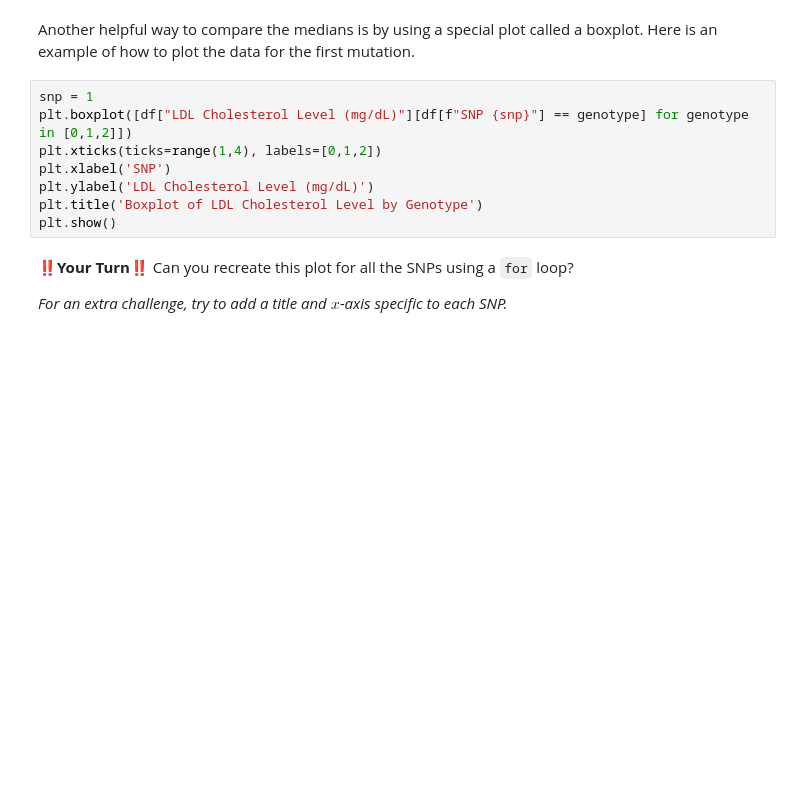
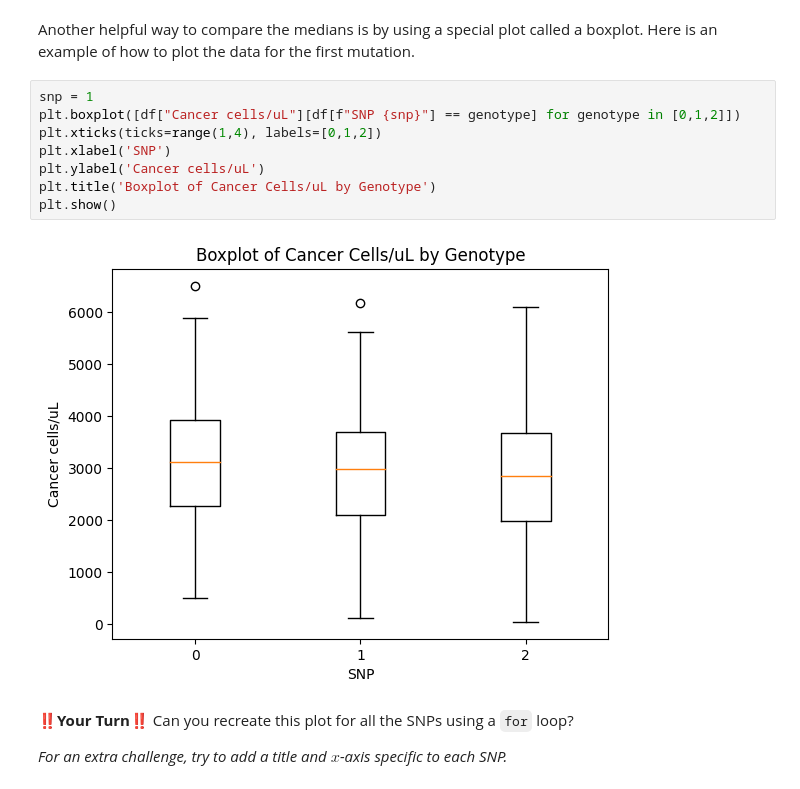
Before and after one commit to jgblanc/COMBO-GWAS, a Jupyter notebook: GenotypesAndPhenotypes.ipynb, the cells around one changed output. Drawn from its saved outputs; the diff is of its cells as text; blank space fills up the shorter version.

```diff
--- a/GenotypesAndPhenotypes.ipynb
+++ b/GenotypesAndPhenotypes.ipynb
@@ -322,12 +375,14 @@ df.groupby(f'SNP {snp}')['LDL Cholesterol Level (mg/dL)'].median()
 Another helpful way to compare the medians is by using a special plot called a boxplot. Here is an example of how to plot the data for the first mutation.
 # %%
 snp = 1
-plt.boxplot([df["LDL Cholesterol Level (mg/dL)"][df[f"SNP {snp}"] == genotype] for genotype in [0,1,2]])
+plt.boxplot([df["Cancer cells/uL"][df[f"SNP {snp}"] == genotype] for genotype in [0,1,2]])
 plt.xticks(ticks=range(1,4), labels=[0,1,2])
 plt.xlabel('SNP')
-plt.ylabel('LDL Cholesterol Level (mg/dL)')
-plt.title('Boxplot of LDL Cholesterol Level by Genotype')
+plt.ylabel('Cancer cells/uL')
+plt.title('Boxplot of Cancer Cells/uL by Genotype')
 plt.show()
+# %% [output]
+[figure, added]
 # %% [markdown]
  ‼️**Your Turn**‼️ Can you recreate this plot for all the SNPs using a `for` loop?
 
```
Also changed, not shown: parts of 34 cells of this notebook.
